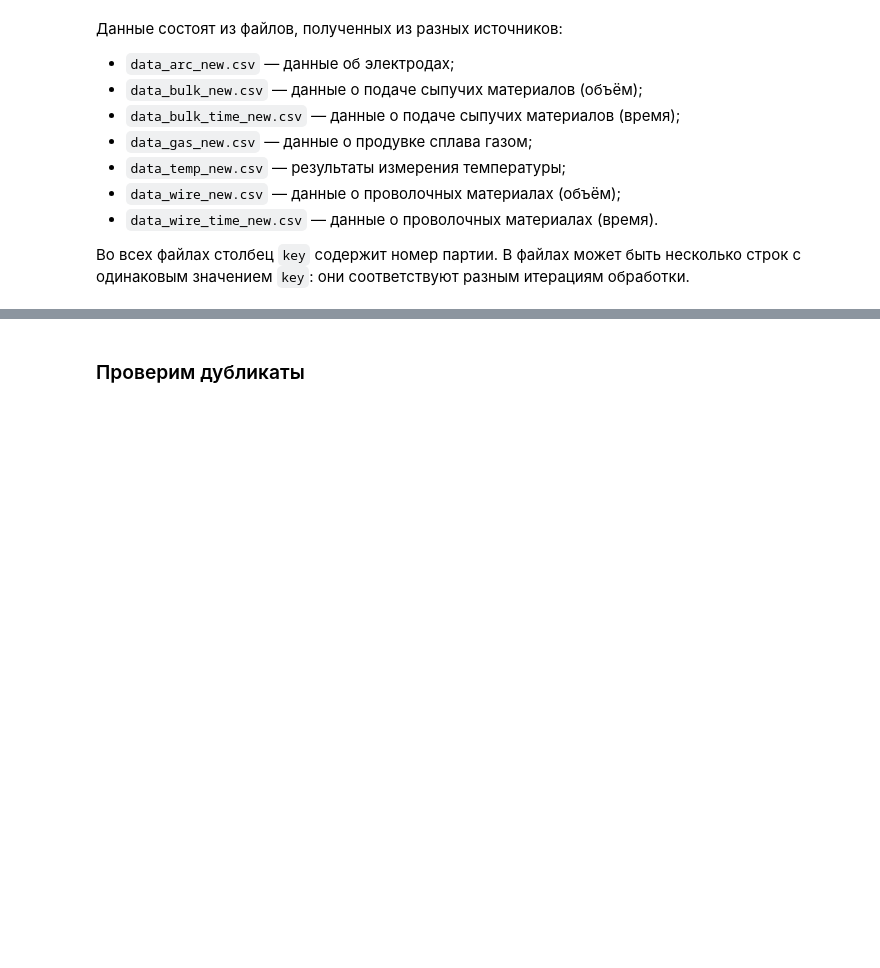
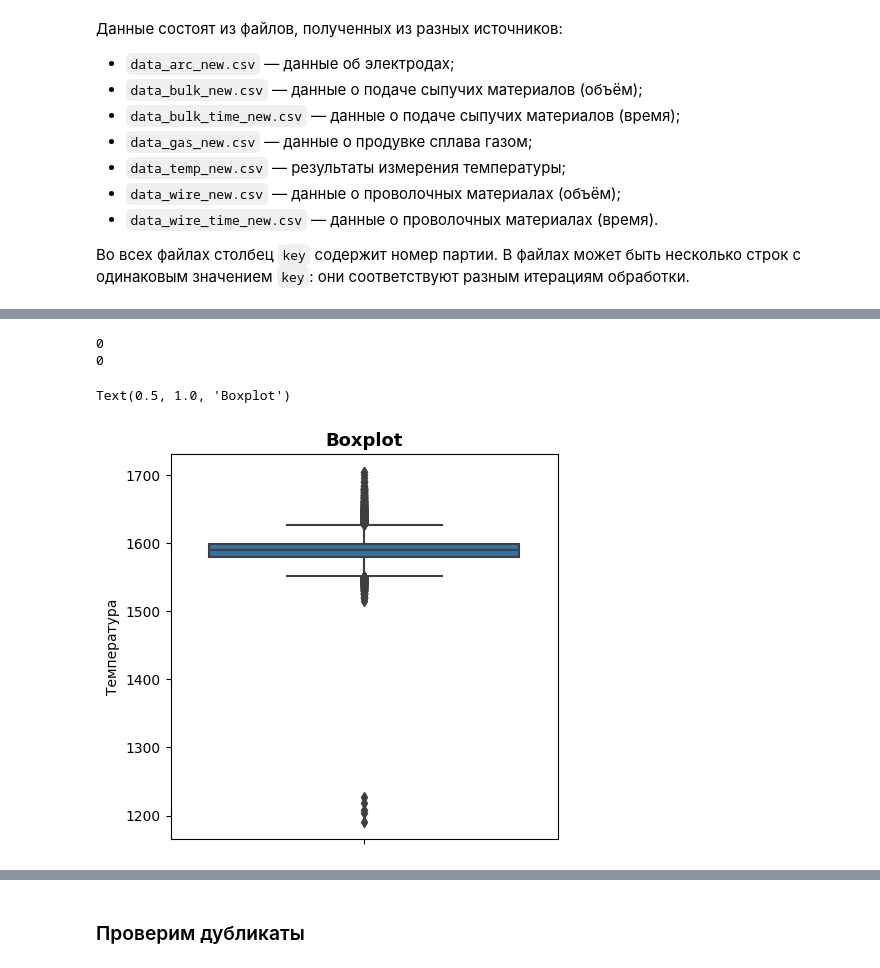
Before and after one commit to AleksTurov/Data-Science, a Jupyter notebook: industry_steel/industry steel.ipynb, the cells around one changed output, grey strips where cells are left out. Cells and saved outputs as stored; diff of their text form; code cells hidden in the pictures; blank space fills up the shorter version.

```diff
--- a/industry_steel/industry steel.ipynb
+++ b/industry_steel/industry steel.ipynb
@@ -21,21 +31,25 @@ random_state = 22052023
 # %%
 # Загрузка данных
 try:
-    arc = pd.read_csv('/datasets/data_arc_new.csv')
-    bulk = pd.read_csv('/datasets/data_bulk_new.csv')
-    bulk_time = pd.read_csv('/datasets/data_bulk_time_new.csv')
-    gas = pd.read_csv('/datasets/data_gas_new.csv')
-    temp = pd.read_csv('/datasets/data_temp_new.csv')
-    wire = pd.read_csv('/datasets/data_wire_new.csv')
-    wire_time = pd.read_csv('/datasets/data_wire_time_new.csv')
+    arc = pd.read_csv("/datasets/data_arc_new.csv")
+    bulk = pd.read_csv("/datasets/data_bulk_new.csv")
+    bulk_time = pd.read_csv("/datasets/data_bulk_time_new.csv")
+    gas = pd.read_csv("/datasets/data_gas_new.csv")
+    temp = pd.read_csv("/datasets/data_temp_new.csv")
+    wire = pd.read_csv("/datasets/data_wire_new.csv")
+    wire_time = pd.read_csv("/datasets/data_wire_time_new.csv")
 except:
-    arc = pd.read_csv('https://code.s3.yandex.net/datasets/data_arc_new.csv')
-    bulk = pd.read_csv('https://code.s3.yandex.net/datasets/data_bulk_new.csv')
-    bulk_time = pd.read_csv('https://code.s3.yandex.net/datasets/data_bulk_time_new.csv')
-    gas = pd.read_csv('https://code.s3.yandex.net/datasets/data_gas_new.csv')
-    temp = pd.read_csv('https://code.s3.yandex.net/datasets/data_temp_new.csv')
-    wire = pd.read_csv('https://code.s3.yandex.net/datasets/data_wire_new.csv')
-    wire_time = pd.read_csv('https://code.s3.yandex.net/datasets/data_wire_time_new.csv')
+    arc = pd.read_csv("https://code.s3.yandex.net/datasets/data_arc_new.csv")
+    bulk = pd.read_csv("https://code.s3.yandex.net/datasets/data_bulk_new.csv")
+    bulk_time = pd.read_csv(
+        "https://code.s3.yandex.net/datasets/data_bulk_time_new.csv"
+    )
+    gas = pd.read_csv("https://code.s3.yandex.net/datasets/data_gas_new.csv")
+    temp = pd.read_csv("https://code.s3.yandex.net/datasets/data_temp_new.csv")
+    wire = pd.read_csv("https://code.s3.yandex.net/datasets/data_wire_new.csv")
+    wire_time = pd.read_csv(
+        "https://code.s3.yandex.net/datasets/data_wire_time_new.csv"
+    )
 # %%
 # Проверка данных
 dataframes = [arc, bulk, bulk_time, gas, temp, wire, wire_time]
@@ -81,0 +613,14 @@ dtype: int64
+# %%
+# Проверим дубликаты:
+print(gas.duplicated().sum())
+print(temp.duplicated().sum())
+# %% [output]
+0
+0
+# %%
+plt.figure(figsize=(5,5))
+sns.boxplot(data=temp, y='Температура')
+plt.title('Boxplot', fontsize=13, fontweight='bold')
+# %% [output]
+Text(0.5, 1.0, 'Boxplot')
+[figure, added]
```
Also changed, not shown: parts of 69 cells of this notebook.
